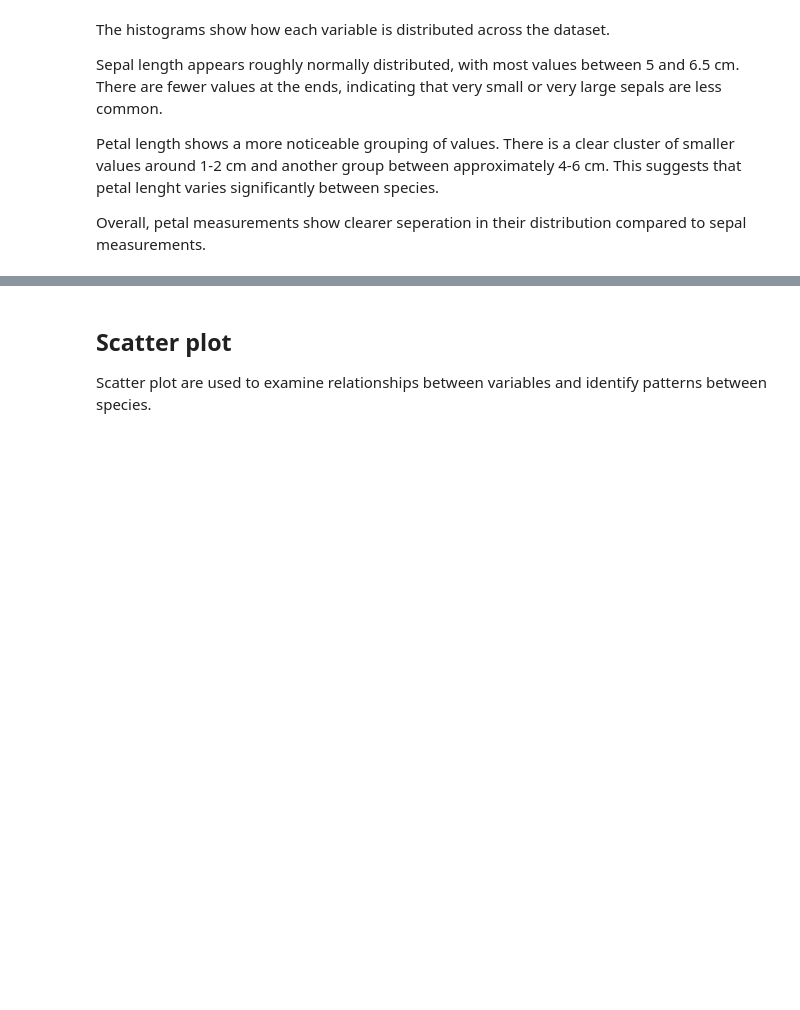
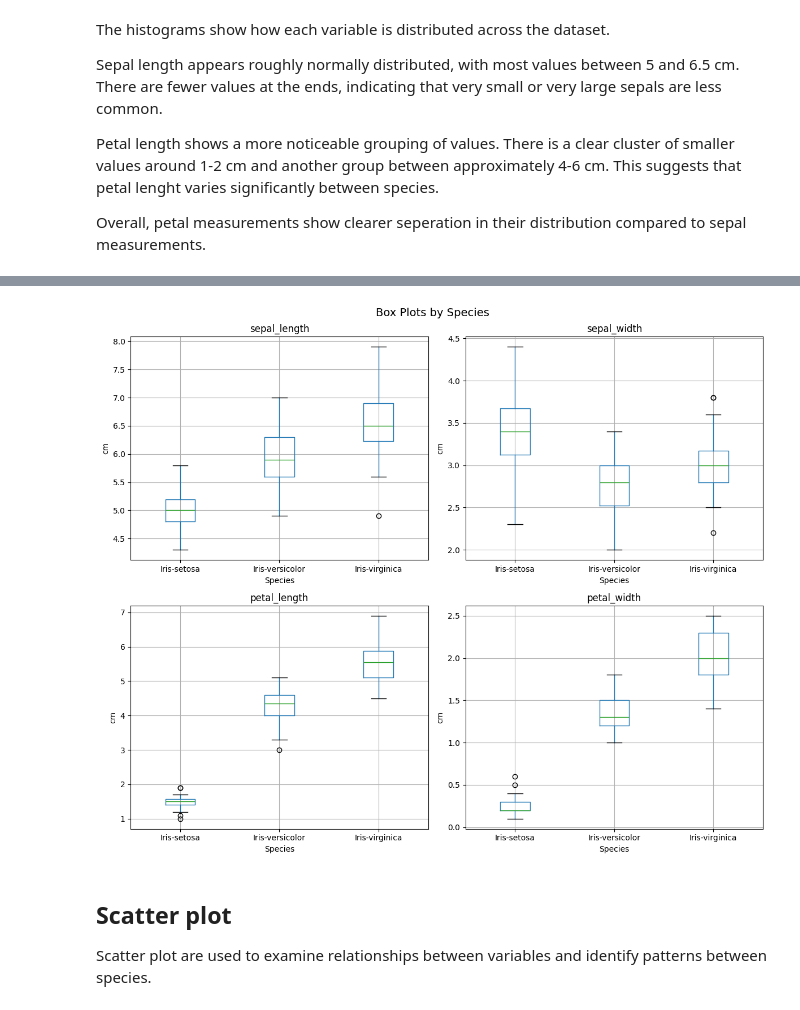
Before and after one commit to aiswarialajan124-png/programming_scripting-pands-project, a Jupyter notebook: analysis.ipynb, the cells around one changed output, grey strips where cells are left out. Cells and saved outputs as stored; diff of their text form; code cells hidden in the pictures; blank space fills up the shorter version.

Commit message:
Wrote information about boxplots and created boxplots

```diff
--- a/analysis.ipynb
+++ b/analysis.ipynb
@@ -135,3 +138,21 @@ Overall, petal measurements show clearer seperation in their distribution compar
+# %%
+fig, axes = plt.subplots(2, 2, figsize=(12, 10))
+
+features = ["sepal_length", "sepal_width", "petal_length", "petal_width"]
+
+for ax, feature in zip(axes.flatten(), features):
+    df.boxplot(column=feature, by="species", ax=ax)
+    ax.set_title(feature)
+    ax.set_xlabel("Species")
+    ax.set_ylabel("cm")
+
+plt.suptitle("Box Plots by Species", fontsize=14)
+plt.tight_layout()
+
+plt.savefig(os.path.join(OUTPUT_DIR, "boxplots.png"))
+plt.show()
+# %% [output]
+[figure, added]
 # %% [markdown]
 ## Scatter plot
 Scatter plot are used to examine relationships between variables and identify patterns between species.
```
Also changed, not shown: parts of 2 cells of this notebook, 1 other file.
